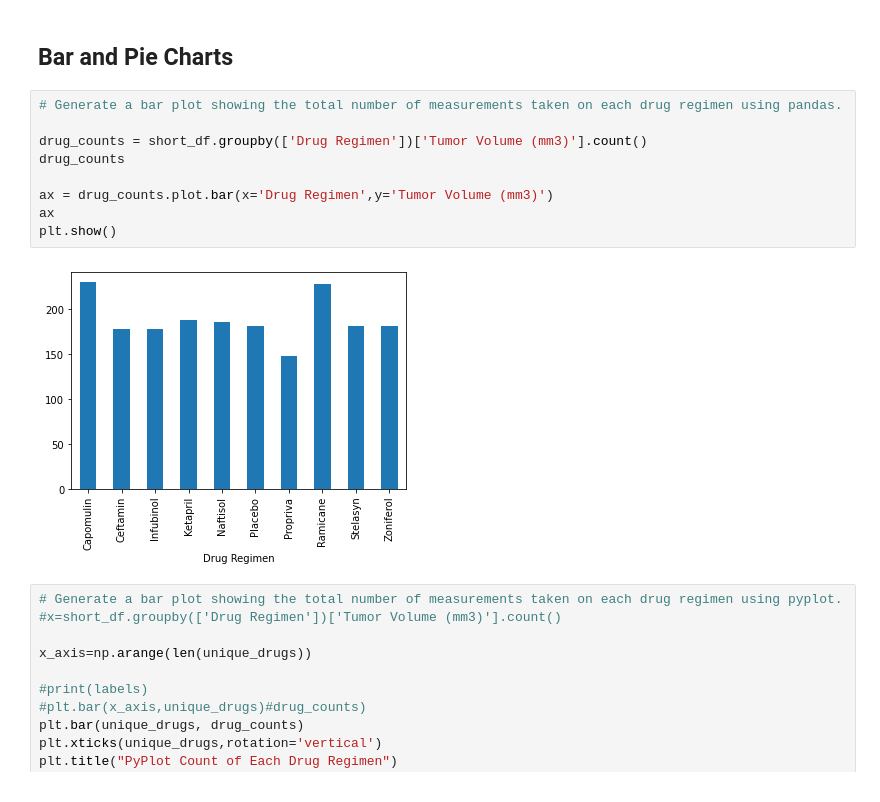
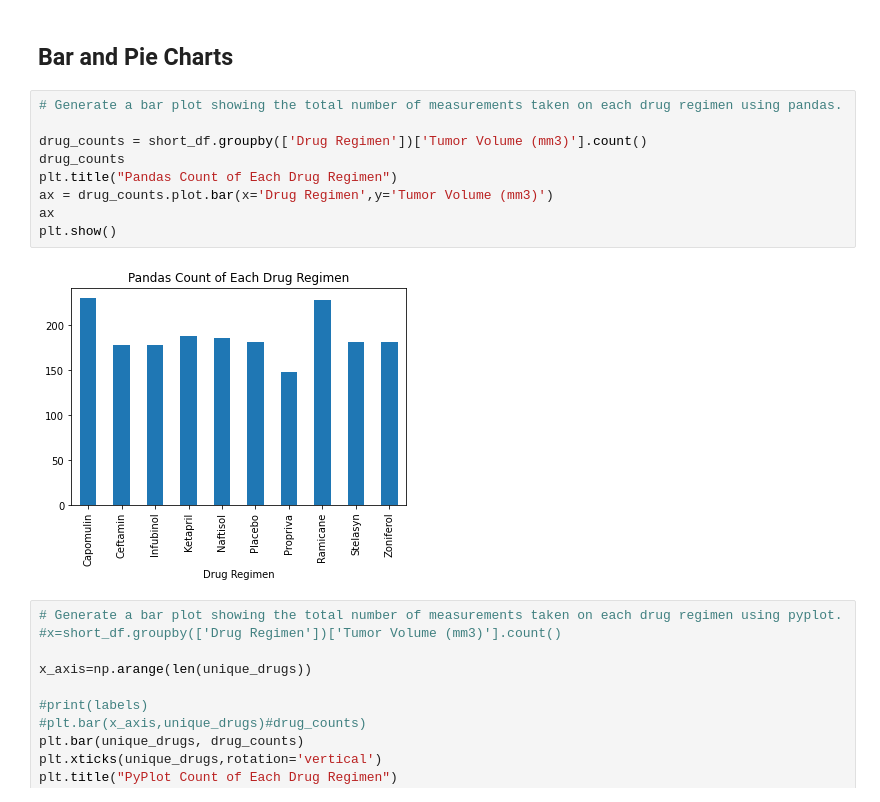
Before and after one commit to emmybsu/MatPlotLib-ECruz, a Jupyter notebook: pymaceuticals_starter-Emily Cruz3.ipynb, the cells around one changed output. Drawn from its saved outputs; the diff is of its cells as text.

```diff
--- a/pymaceuticals_starter-Emily Cruz3.ipynb
+++ b/pymaceuticals_starter-Emily Cruz3.ipynb
@@ -184,14 +184,14 @@ agg_tumor_df
 # %%
 # Generate a bar plot showing the total number of measurements taken on each drug regimen using pandas.
 
 drug_counts = short_df.groupby(['Drug Regimen'])['Tumor Volume (mm3)'].count()
 drug_counts
-
+plt.title("Pandas Count of Each Drug Regimen")
 ax = drug_counts.plot.bar(x='Drug Regimen',y='Tumor Volume (mm3)')
 ax
 plt.show()
 # %% [output]
-[figure, old version]
+[figure, new version]
 # %%
 # Generate a bar plot showing the total number of measurements taken on each drug regimen using pyplot.
 #x=short_df.groupby(['Drug Regimen'])['Tumor Volume (mm3)'].count()
```
Also changed, not shown: parts of 10 cells of this notebook.
